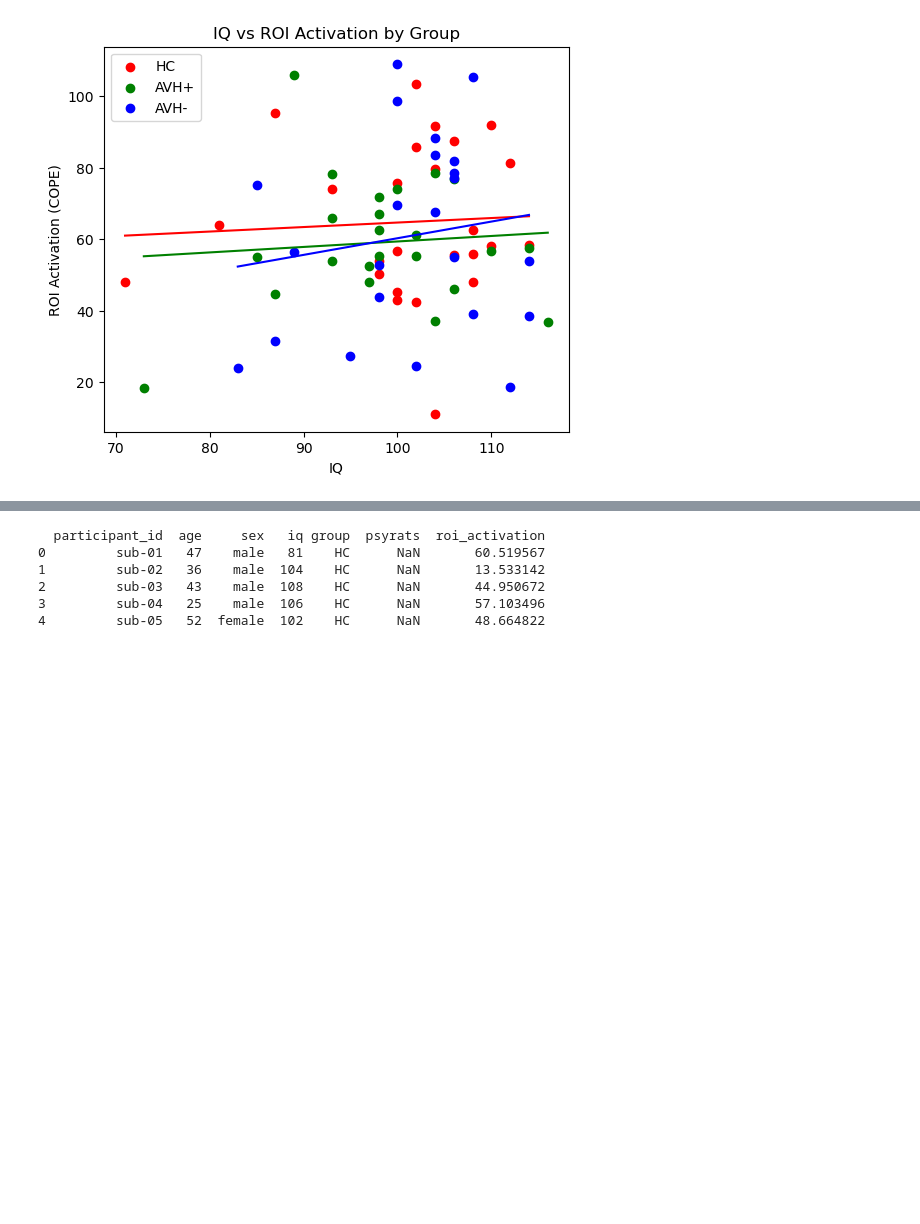
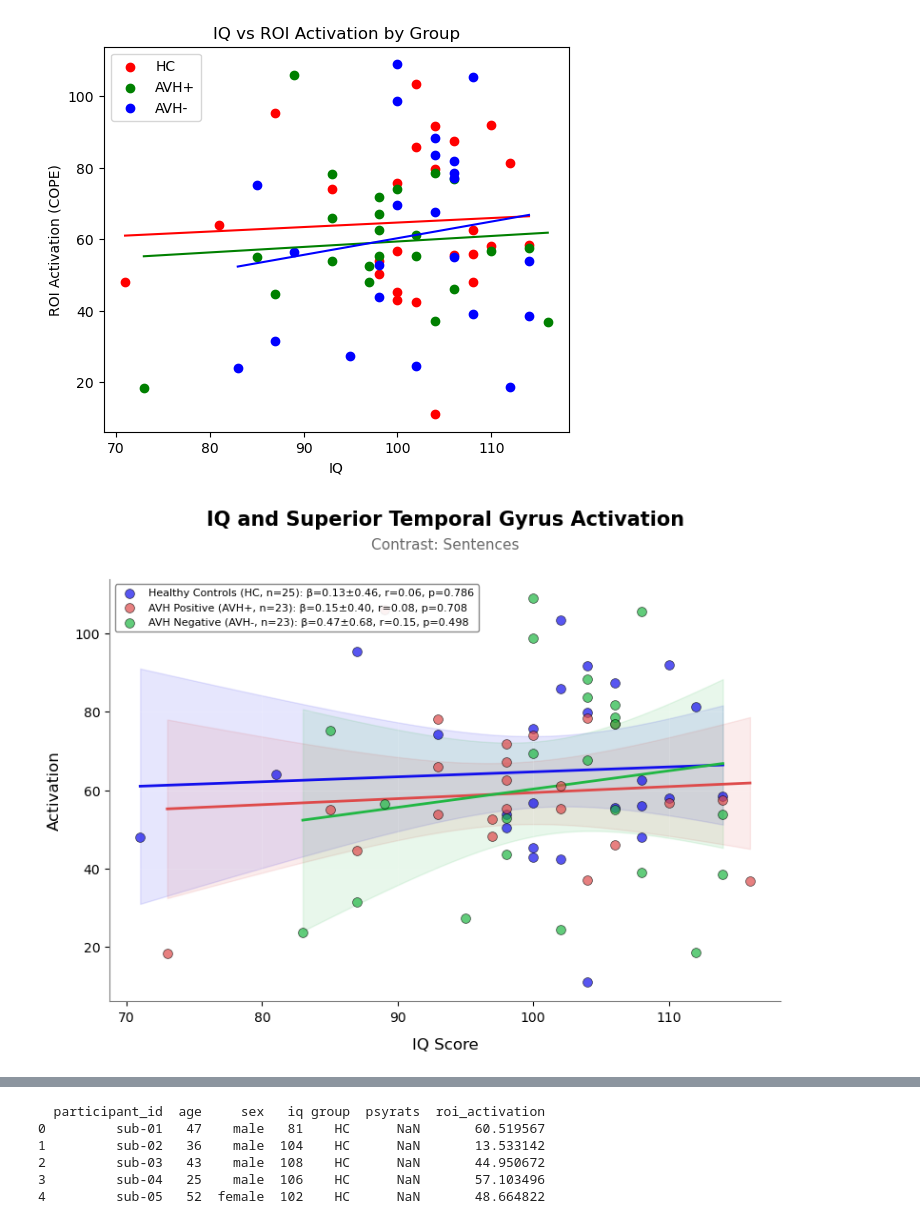
Before and after one commit to katrinasuherman/second-level-results, a Jupyter notebook: analysis_replicate/analysis.ipynb, the cells around one changed output, grey strips where cells are left out. Drawn from its saved outputs; the diff is of its cells as text; code cells hidden in the pictures; blank space fills up the shorter version.

Commit message:
added plots with SE

```diff
--- a/analysis_replicate/analysis.ipynb
+++ b/analysis_replicate/analysis.ipynb
@@ -71,3 +85,82 @@ plt.legend()
 plt.show()
 # %% [output]
 [figure]
+# %%
+import matplotlib.pyplot as plt
+import numpy as np
+import pandas as pd
+from scipy import stats
+
+fig, ax = plt.subplots(figsize=(8, 6))
+fig.patch.set_facecolor('white')
+ax.set_facecolor('white')
+
+groups = {
+    "HC":   {"color": "#110eec", "label": "Healthy Controls"},
+    "AVH+": {"color": "#de4a4a", "label": "AVH Positive"},
+    "AVH-": {"color": "#20b743", "label": "AVH Negative"},
+}
+
+for g, conf in groups.items():
+    subset = merged_pe1[merged_pe1["group"] == g].copy()
+    subset["iq"] = pd.to_numeric(subset["iq"], errors="coerce")
+    subset["roi_activation"] = pd.to_numeric(subset["roi_activation"], errors="coerce")
+    subset = subset.replace([np.inf, -np.inf], np.nan).dropna(subset=["iq", "roi_activation"])
+
+    if len(subset) < 3 or subset["iq"].nunique() < 2:
+        continue
+
+    x = subset["iq"].to_numpy()
+    y = subset["roi_activation"].to_numpy()
+    n = len(x)
+
+    slope, intercept, r_value, p_value, std_err = stats.linregress(x, y)
+
+    ax.scatter(x, y, color=conf["color"], alpha=0.7, s=50, edgecolors='black',
+               linewidths=0.5, zorder=3,
+               label=f'{conf["label"]} ({g}, n={n}): β={slope:.2f}±{std_err:.2f}, r={r_value:.2f}, p={p_value:.3f}')
+
+    xs = np.linspace(x.min(), x.max(), 200)
+    y_hat = slope * xs + intercept
+
+
+    x_mean = x.mean()
+    se_fit = np.sqrt(
+        (np.sum((y - (slope*x + intercept))**2) / (n - 2))
+        * (1/n + (xs - x_mean)**2 / np.sum((x - x_mean)**2))
+    )
+    t_crit = stats.t.ppf(0.975, df=n-2)
+
+    ax.fill_between(xs, y_hat - t_crit*se_fit, y_hat + t_crit*se_fit,
+                     color=conf["color"], alpha=0.1, zorder=1)
+    ax.plot(xs, y_hat, color=conf["color"], linewidth=2, zorder=2)
+
+ax.set_xlabel("IQ Score", fontsize=12, color='black', labelpad=10)
+ax.set_ylabel("Activation", fontsize=12, color='black', labelpad=10)
+ax.set_title("IQ and Superior Temporal Gyrus Activation", fontsize=15, color='black', pad=15, fontweight='bold', y=1.08)
+ax.text(
+    0.5, 1.07,
+    "Contrast: Sentences",
+    transform=ax.transAxes,
+    ha="center",
+    fontsize=11,
+    color="dimgray"
+)
+
+ax.tick_params(colors='black')
+ax.spines['top'].set_visible(False)
+ax.spines['right'].set_visible(False)
+ax.spines['left'].set_color('gray')
+ax.spines['bottom'].set_color('gray')
+ax.grid(True, alpha=0.15)
+
+legend = ax.legend(fontsize=8, loc='upper left', frameon=True, facecolor='white',
+                   edgecolor='gray', framealpha=0.9)
+for text in legend.get_texts():
+    text.set_color('black')
+
+plt.tight_layout()
+plt.savefig("iq_vs_roi_scatter.png", dpi=200, bbox_inches='tight', facecolor='white')
+plt.show()
+# %% [output]
+[figure, added]
```
Also changed, not shown: parts of 32 cells of this notebook, 2 other files.
